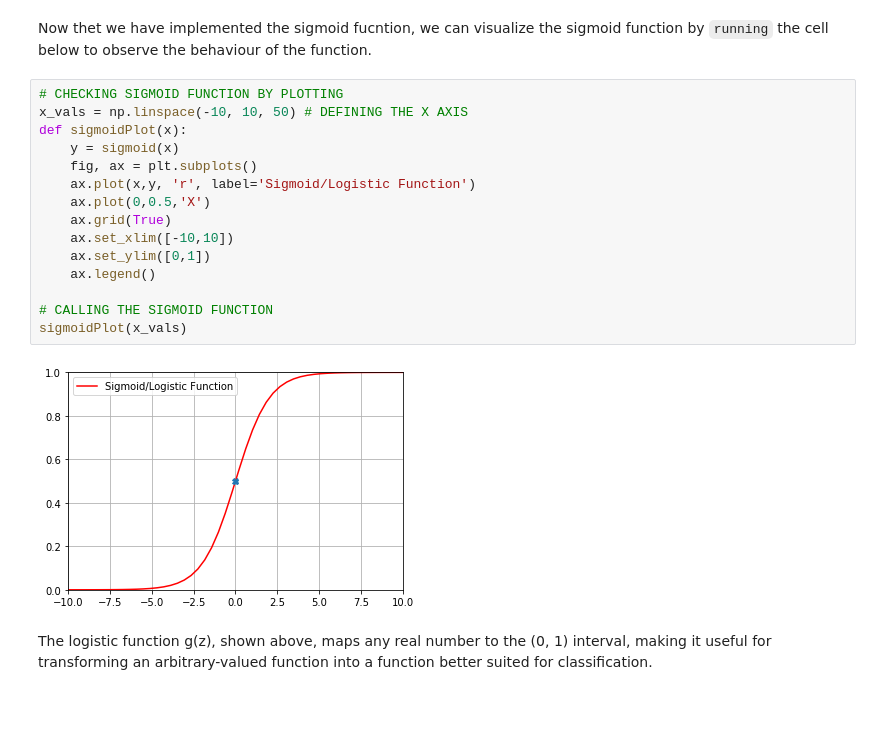
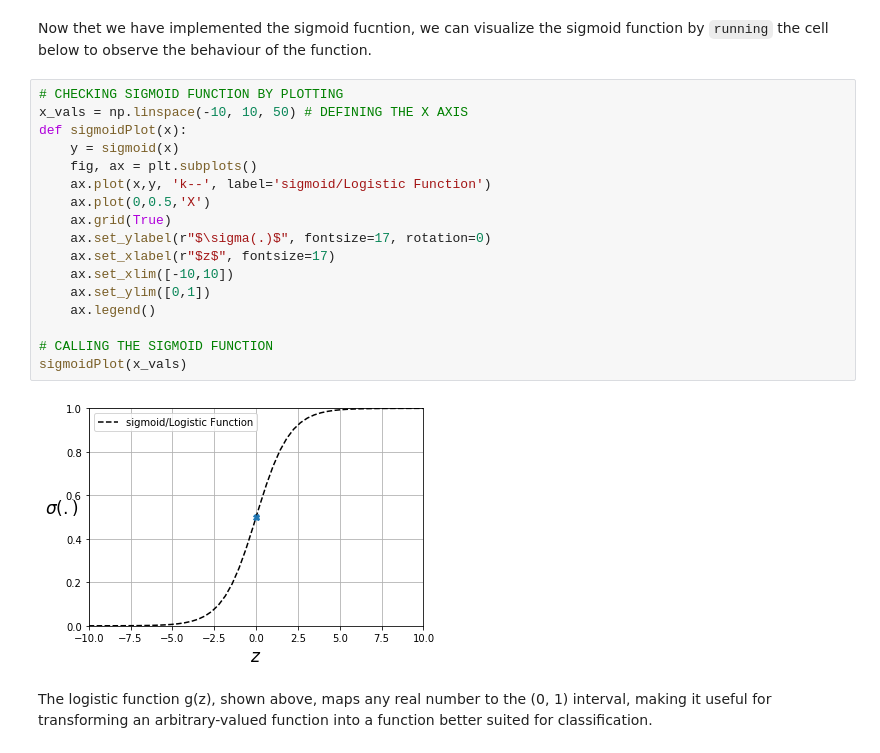
Before and after one commit to csikasote/machine-learning-python, a Jupyter notebook: ex2/ex2 .ipynb, the cells around one changed output. Saved outputs shown, nothing was run; the diff lists cells and outputs as text; blank space fills up the shorter version.

```diff
--- a/ex2/ex2 .ipynb
+++ b/ex2/ex2 .ipynb
@@ -137,20 +137,22 @@ Now thet we have implemented the sigmoid fucntion, we can visualize the sigmoid
 # %%
 # CHECKING SIGMOID FUNCTION BY PLOTTING
 x_vals = np.linspace(-10, 10, 50) # DEFINING THE X AXIS
 def sigmoidPlot(x):
     y = sigmoid(x)
     fig, ax = plt.subplots()
-    ax.plot(x,y, 'r', label='Sigmoid/Logistic Function')
+    ax.plot(x,y, 'k--', label='sigmoid/Logistic Function')
     ax.plot(0,0.5,'X')
     ax.grid(True)
+    ax.set_ylabel(r"$\sigma(.)$", fontsize=17, rotation=0)
+    ax.set_xlabel(r"$z$", fontsize=17)
     ax.set_xlim([-10,10])
     ax.set_ylim([0,1])
     ax.legend()
 
 # CALLING THE SIGMOID FUNCTION
 sigmoidPlot(x_vals)
 # %% [output]
-[figure, old version]
+[figure, new version]
 # %% [markdown]
 The logistic function g(z), shown above, maps any real number to the (0, 1) interval, making it useful for transforming an arbitrary-valued function into a function better suited for classification.
 # %% [markdown]
```
Also changed, not shown: 2 other files.
